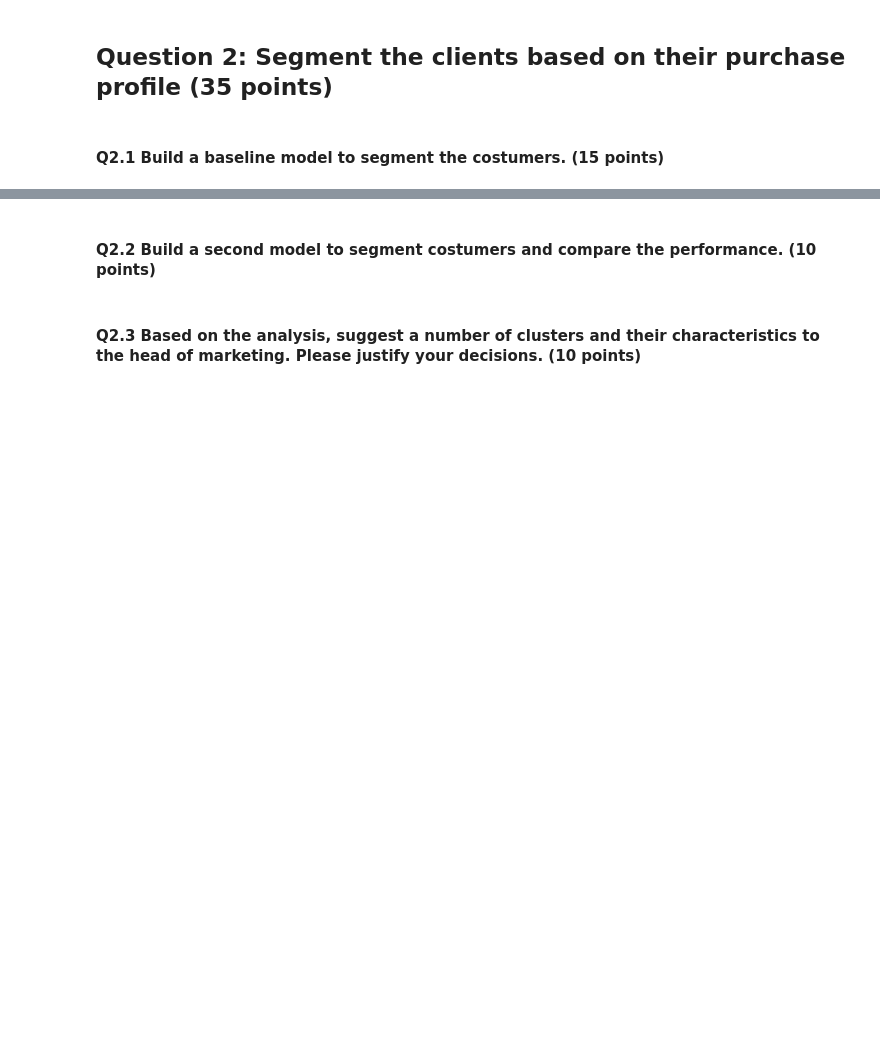
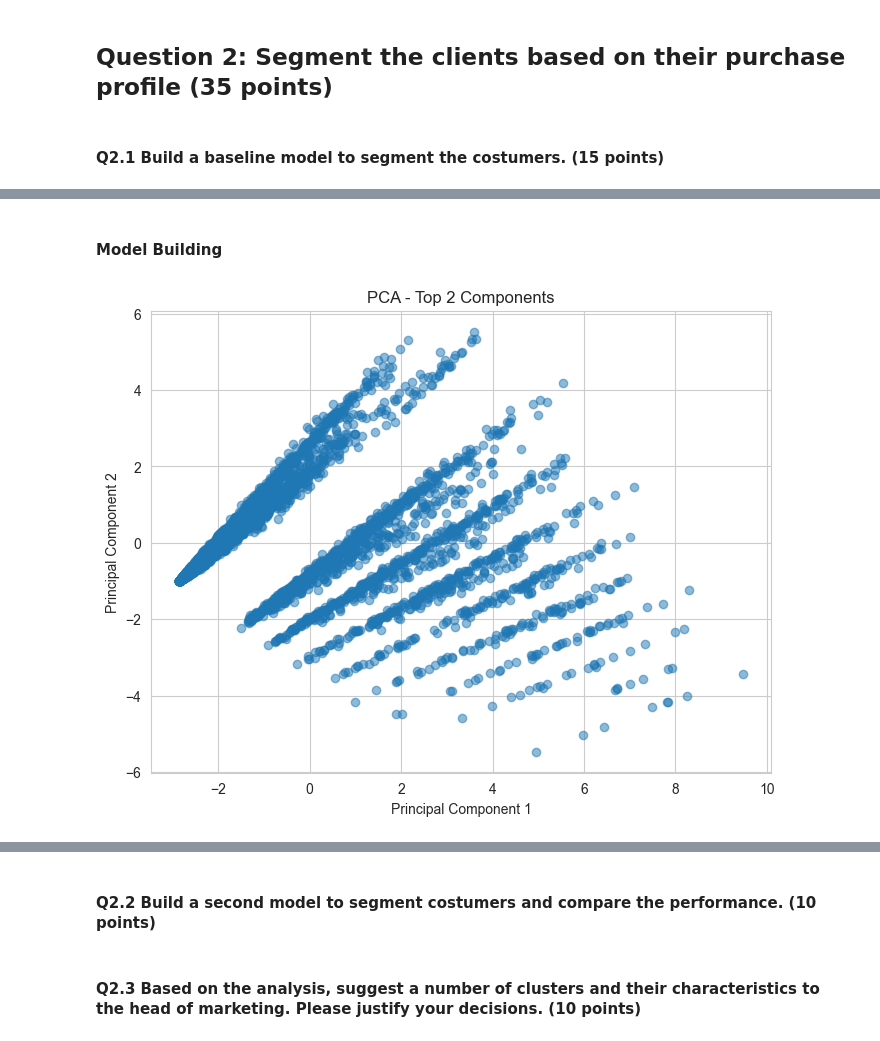
Before and after one commit to xxashwoodxx/Retail, a Jupyter notebook: Assignment 2 FarTrend.ipynb, the cells around one changed output, grey strips where cells are left out. Saved outputs shown, nothing was run; the diff lists cells and outputs as text; code cells hidden in the pictures; blank space fills up the shorter version.

```diff
--- a/Assignment 2 FarTrend.ipynb
+++ b/Assignment 2 FarTrend.ipynb
@@ -644,0 +1064,21 @@ Handling outliers, especially for machine learning models and within a business
+# %%
+final_outlier_done = features_final_outlier_removal_8.copy()
+# %%
+# Normalizing features
+
+from sklearn.preprocessing import StandardScaler
+
+columns_to_scale = ["Average_Order_Value", "Total_Value", "Average_Units_Per_Order", "Different_Products", "Different_Unique_Products", "TotalQuantities", "Average_Days_Between_Orders"]
+scaler = StandardScaler()
+features_df_standardized_array = scaler.fit_transform(final_outlier_done[columns_to_scale])
+
+features_df_standardized = pd.DataFrame(features_df_standardized_array, columns=columns_to_scale, index=final_outlier_done.index)
+
+dropped_columns = final_outlier_done.drop(columns = columns_to_scale)
+
+features_df_combined = features_df_standardized.join(dropped_columns)
+#features_df_combined = features_df_combined.merge(country_customer, left_index=True, right_on='CustomerID')
+
+# Combine the scaled features with the rest of your non-scaled data:
+#non_scaled_features = [col for col in features_final.columns if col not in columns_to_scale]
+#features_df_combined = features_final[non_scaled_features].reset_index(drop=True).join(features_df_standardized)
@@ -644,0 +1104,2 @@ Handling outliers, especially for machine learning models and within a business
+# %%
+features_final_original = features_df_combined.copy()
@@ -644,0 +1155,2 @@ Handling outliers, especially for machine learning models and within a business
+# %% [markdown]
+#### Model Building
@@ -644,0 +1168,18 @@ Handling outliers, especially for machine learning models and within a business
+# %%
+from sklearn.decomposition import PCA
+from sklearn.cluster import KMeans
+import matplotlib.pyplot as plt
+
+# Step 1: Apply PCA for dimensionality reduction
+pca = PCA(n_components=2)  # We want to reduce to 2 components for visualization
+pca_features = pca.fit_transform(features_final_original)
+
+# Step 2: Visualize with PCA components
+plt.figure(figsize=(8, 6))
+plt.scatter(pca_features[:, 0], pca_features[:, 1], alpha=0.5)
+plt.xlabel('Principal Component 1')
+plt.ylabel('Principal Component 2')
+plt.title('PCA - Top 2 Components')
+plt.show()
+# %% [output]
+[figure, added]
```
Also changed, not shown: parts of 51 cells of this notebook.
